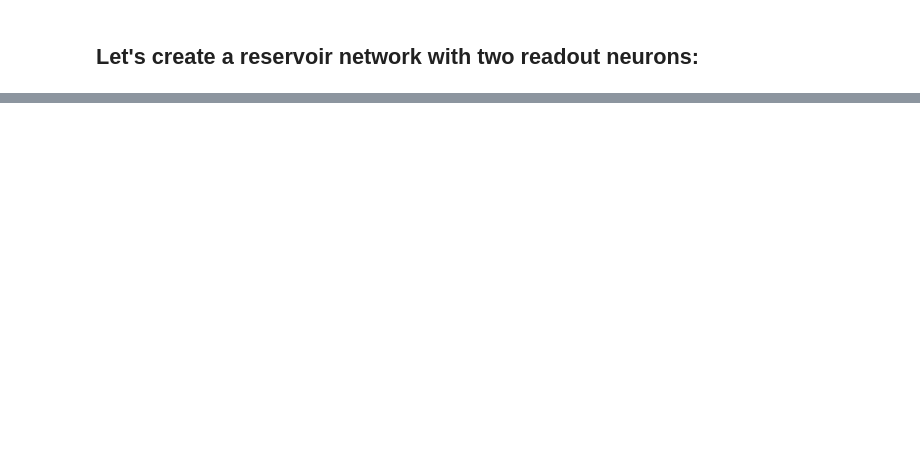
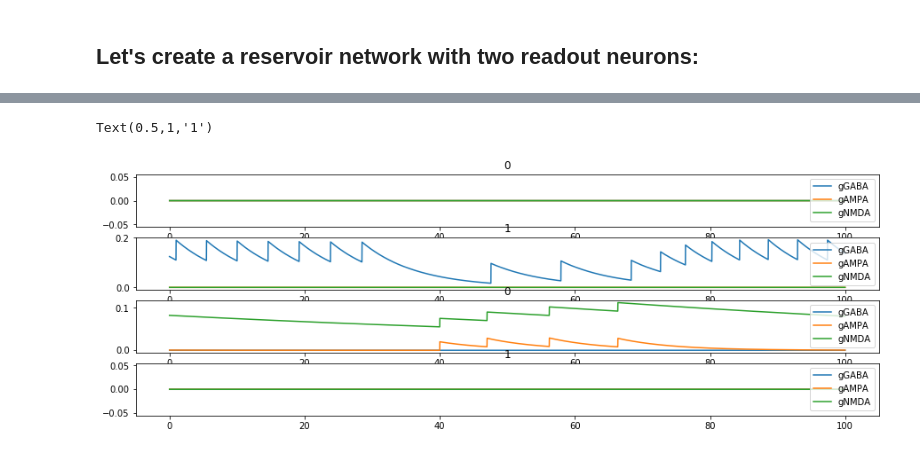
Before and after one commit to zardoz81/TUTORIALS, a Jupyter notebook: Integrate_and_fire_ExInh-Eligibility.ipynb, the cells around one changed output, grey strips where cells are left out. Cells and saved outputs as stored; diff of their text form; code cells hidden in the pictures; blank space fills up the shorter version.

```diff
--- a/Integrate_and_fire_ExInh-Eligibility.ipynb
+++ b/Integrate_and_fire_ExInh-Eligibility.ipynb
@@ -561,0 +328,30 @@ array([[[0, 0, 0, 0, 0, 0],
+# %%
+plt.figure(figsize=(15,5))
+plt.subplot(4,1,1)
+plt.plot(timeline, gGABA1)
+plt.plot(timeline, gAMPA1)
+plt.plot(timeline, gNMDA1)
+plt.legend(['gGABA', 'gAMPA', 'gNMDA'])
+plt.title(net.neurons[0].neur_type)
+plt.subplot(4,1,2)
+plt.plot(timeline, gGABA2)
+plt.plot(timeline, gAMPA2)
+plt.plot(timeline, gNMDA2)
+plt.legend(['gGABA', 'gAMPA', 'gNMDA'])
+plt.title(net.neurons[1].neur_type)
+
+plt.subplot(4,1,3)
+plt.plot(timeline, gGABA3)
+plt.plot(timeline, gAMPA3)
+plt.plot(timeline, gNMDA3)
+plt.legend(['gGABA', 'gAMPA', 'gNMDA'])
+plt.title(net.neurons[0].neur_type)
+plt.subplot(4,1,4)
+plt.plot(timeline, gGABA4)
+plt.plot(timeline, gAMPA4)
+plt.plot(timeline, gNMDA4)
+plt.legend(['gGABA', 'gAMPA', 'gNMDA'])
+plt.title(net.neurons[1].neur_type)
+# %% [output]
+Text(0.5,1,'1')
+[figure, added]
```
Also changed, not shown: parts of 11 cells of this notebook, 1 other file.
